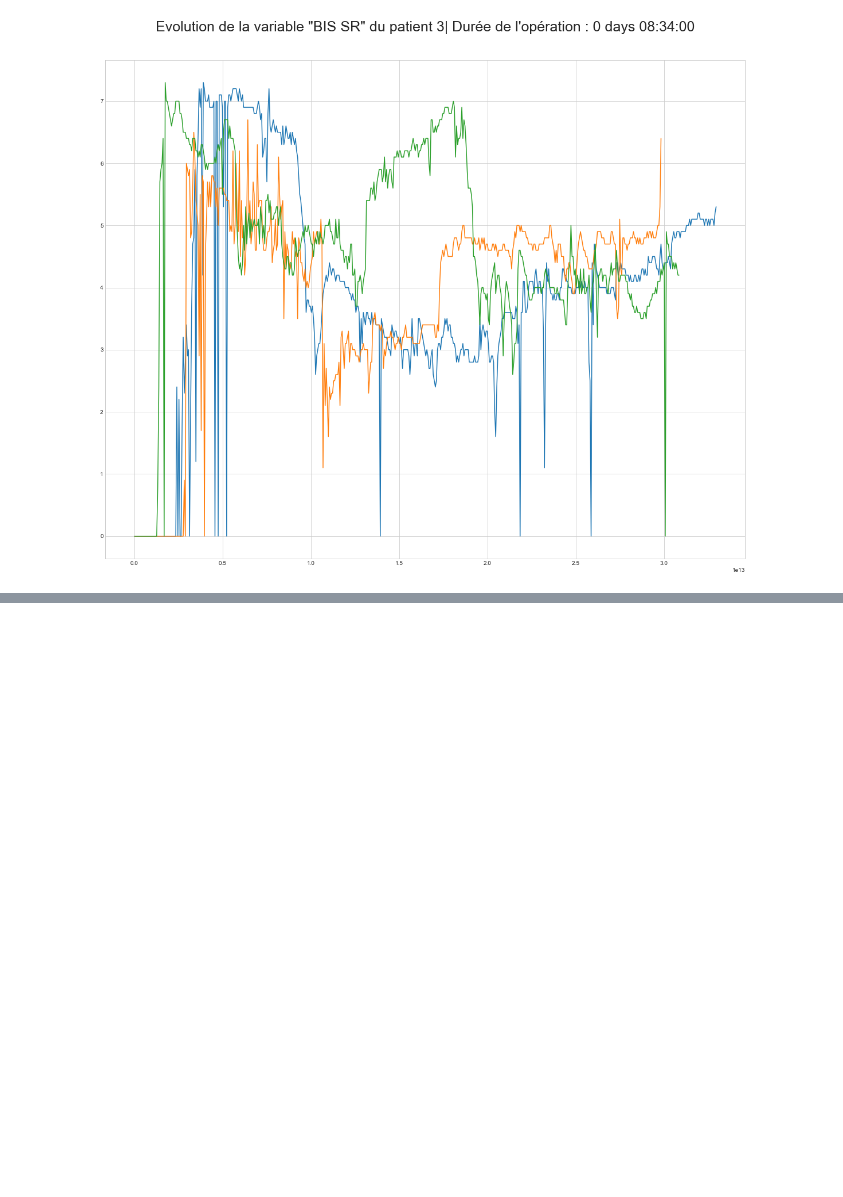
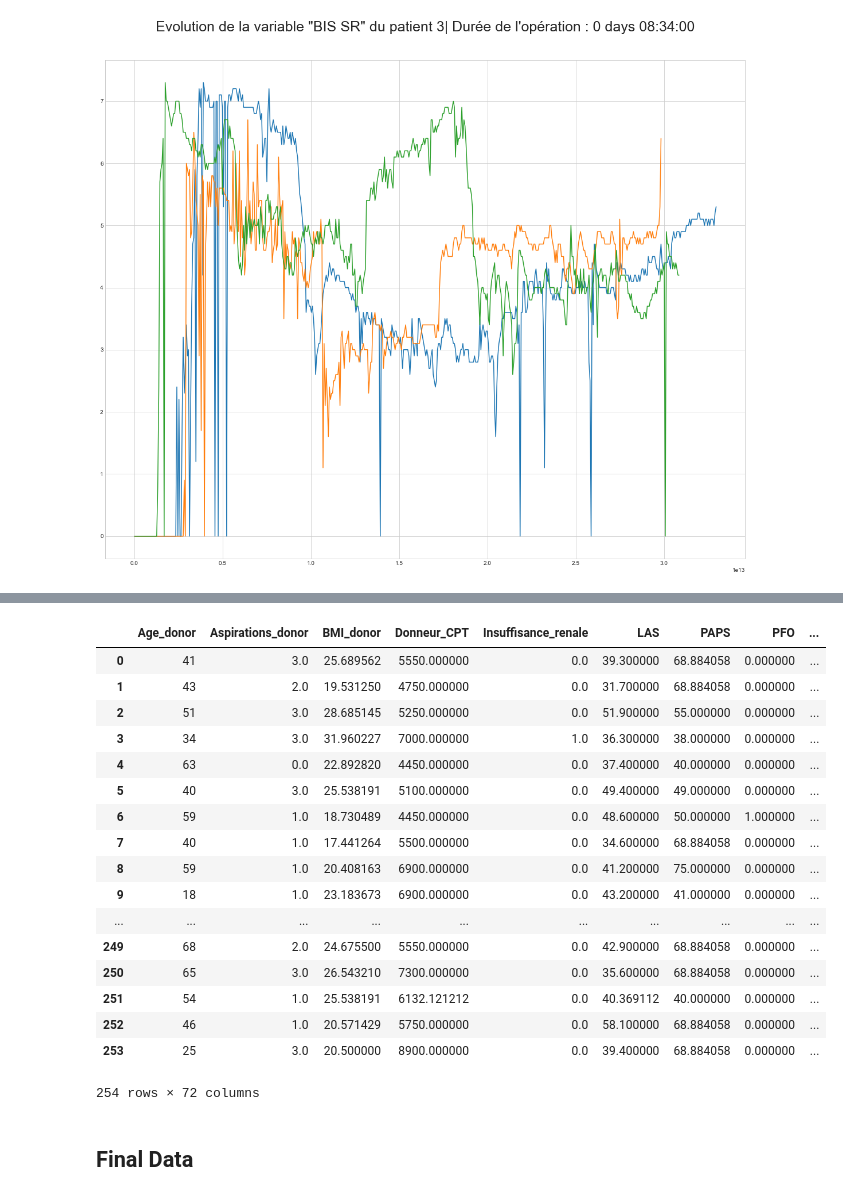
Before and after one commit to dataforgoodfr/batch_5_transplant, a Jupyter notebook: etudes/machine learning/Data Preparation for our studies .ipynb, the cells around one changed output, grey strips where cells are left out. Saved outputs shown, nothing was run; the diff lists cells and outputs as text; code cells hidden in the pictures; blank space fills up the shorter version.

Commit message:
Update Classe pour Data Pierre

```diff
--- a/etudes/machine learning/Data Preparation for our studies .ipynb
+++ b/etudes/machine learning/Data Preparation for our studies .ipynb
@@ -167,0 +139,6 @@ plot_serie_patient(TRAIN,3,'BIS SR')
+# %%
+train_dynamic=train_dynamic_0.fillna(mean_dynamic_train)
+test_dynamic=test_dynamic_0.fillna(mean_dynamic_train)
+# %%
+train_dynamic_flat=train_dynamic.groupby(['id_patient'], as_index=False).mean()
+test_dynamic_flat=test_dynamic.groupby(['id_patient'],as_index=False).mean()
@@ -167,0 +178,5 @@ plot_serie_patient(TRAIN,3,'BIS SR')
+# %%
+def merge_dyn_sta(X_train_static,X_train_dynamic,X_test_static,X_test_dynamic):
+    return pd.merge(X_train_static, X_train_dynamic, on='id_patient') , pd.merge(X_test_static, X_test_dynamic, on='id_patient')
+# %%
+train_glob, test_glob = merge_dyn_sta(train_static,train_dynamic_flat,test_static,test_dynamic_flat)
@@ -167,0 +202,23 @@ plot_serie_patient(TRAIN,3,'BIS SR')
+# %%
+train_glob
+# %% [output]
+|  | Age_donor | Aspirations_donor | BMI_donor | Donneur_CPT | Insuffisance_renale | LAS | PAPS | PFO | ... |
+| 0 | 41 | 3.0 | 25.689562 | 5550.000000 | 0.0 | 39.300000 | 68.884058 | 0.000000 | ... |
+| 1 | 43 | 2.0 | 19.531250 | 4750.000000 | 0.0 | 31.700000 | 68.884058 | 0.000000 | ... |
+| 2 | 51 | 3.0 | 28.685145 | 5250.000000 | 0.0 | 51.900000 | 55.000000 | 0.000000 | ... |
+| 3 | 34 | 3.0 | 31.960227 | 7000.000000 | 1.0 | 36.300000 | 38.000000 | 0.000000 | ... |
+| 4 | 63 | 0.0 | 22.892820 | 4450.000000 | 0.0 | 37.400000 | 40.000000 | 0.000000 | ... |
+| 5 | 40 | 3.0 | 25.538191 | 5100.000000 | 0.0 | 49.400000 | 49.000000 | 0.000000 | ... |
+| 6 | 59 | 1.0 | 18.730489 | 4450.000000 | 0.0 | 48.600000 | 50.000000 | 1.000000 | ... |
+| 7 | 40 | 1.0 | 17.441264 | 5500.000000 | 0.0 | 34.600000 | 68.884058 | 0.000000 | ... |
+| 8 | 59 | 1.0 | 20.408163 | 6900.000000 | 0.0 | 41.200000 | 75.000000 | 0.000000 | ... |
+| 9 | 18 | 1.0 | 23.183673 | 6900.000000 | 0.0 | 43.200000 | 41.000000 | 0.000000 | ... |
+| ... | ... | ... | ... | ... | ... | ... | ... | ... | ... |
+| 249 | 68 | 2.0 | 24.675500 | 5550.000000 | 0.0 | 42.900000 | 68.884058 | 0.000000 | ... |
+| 250 | 65 | 3.0 | 26.543210 | 7300.000000 | 0.0 | 35.600000 | 68.884058 | 0.000000 | ... |
+| 251 | 54 | 1.0 | 25.538191 | 6132.121212 | 0.0 | 40.369112 | 40.000000 | 0.000000 | ... |
+| 252 | 46 | 1.0 | 20.571429 | 5750.000000 | 0.0 | 58.100000 | 68.884058 | 0.000000 | ... |
+| 253 | 25 | 3.0 | 20.500000 | 8900.000000 | 0.0 | 39.400000 | 68.884058 | 0.000000 | ... |
+254 rows × 72 columns
+# %% [markdown]
+## Final Data
```
Also changed, not shown: parts of 36 cells of this notebook, 1 other file.
